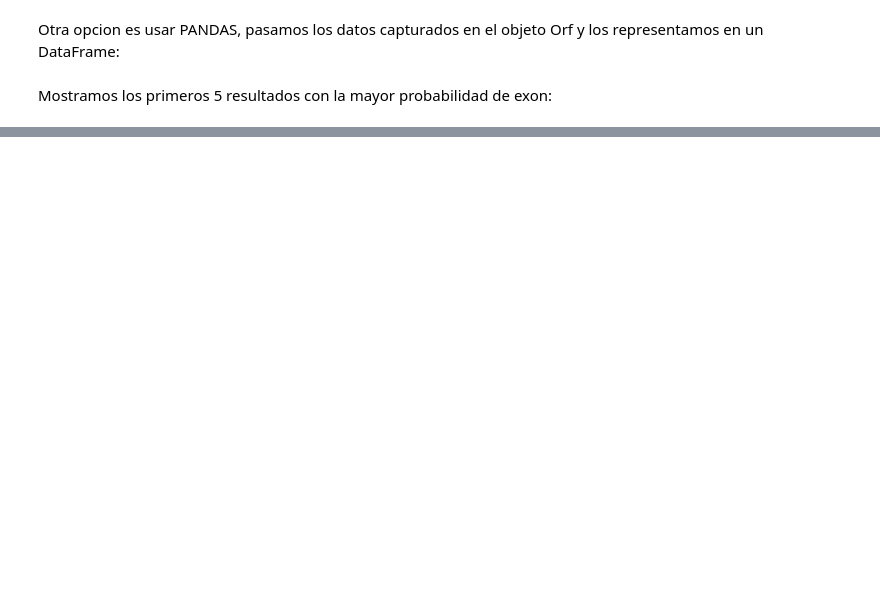
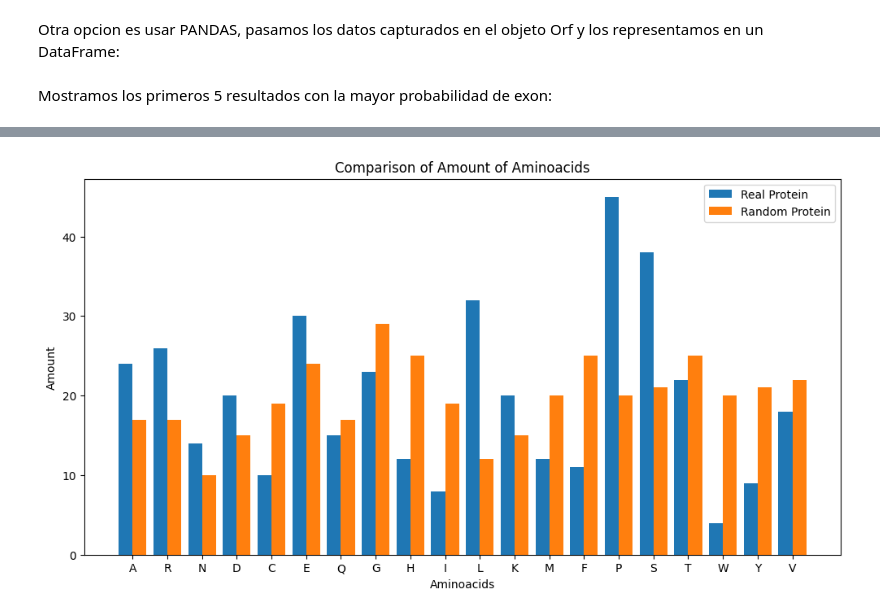
Before and after one commit to agusscarmu/Advanced_Bioinformatic, a Jupyter notebook: TP1.ipynb, the cells around one changed output, grey strips where cells are left out. Drawn from its saved outputs; the diff is of its cells as text; code cells hidden in the pictures; blank space fills up the shorter version.

```diff
--- a/TP1.ipynb
+++ b/TP1.ipynb
@@ -456,0 +586,22 @@ print(df_orfs[["Sequence", "Size", "Start Index","Exon Probability"]].sort_value
+# %%
+def compare_graphic(data, data2, xlabel, ylabel, title, firstBarLabel, secondBarLabel):
+    plt.figure(figsize=(12, 6))
+    plt.bar(range(len(data.keys())), data.values(), width=0.4, label=firstBarLabel, align='center')
+    plt.bar([i + 0.4 for i in range(len(data2.keys()))], data2.values(), width=0.4, label=secondBarLabel, align='center')
+    plt.xlabel(xlabel)
+    plt.ylabel(ylabel)
+    plt.title(title)
+    plt.xticks([i + 0.2 for i in range(len(data.keys()))], data.keys())  # Center x-ticks
+    plt.legend()
+    plt.show()
+# %%
+real_protein = record.sequence
+random_protein = generate_seq_protein(len(real_protein))
+
+
+faminoacids = freq_aminoacids(real_protein)
+frandomaminoacids = freq_aminoacids(random_protein)
+
+compare_graphic(faminoacids, frandomaminoacids, "Aminoacids", "Amount", "Comparison of Amount of Aminoacids", "Real Protein", "Random Protein")
+# %% [output]
+[figure, added]
```
Also changed, not shown: parts of 27 cells of this notebook.
